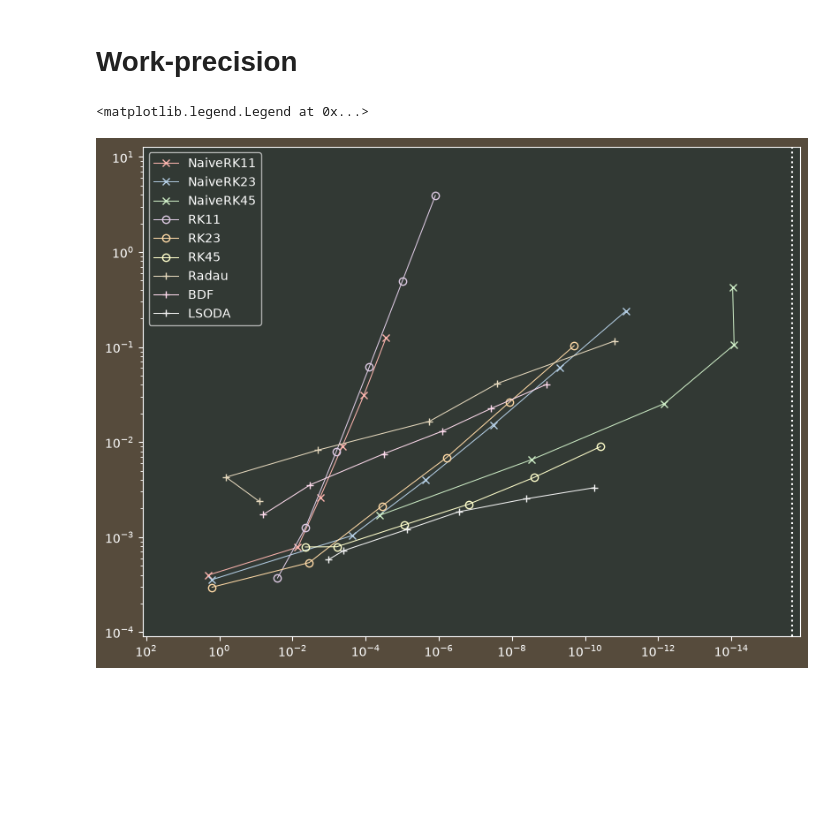
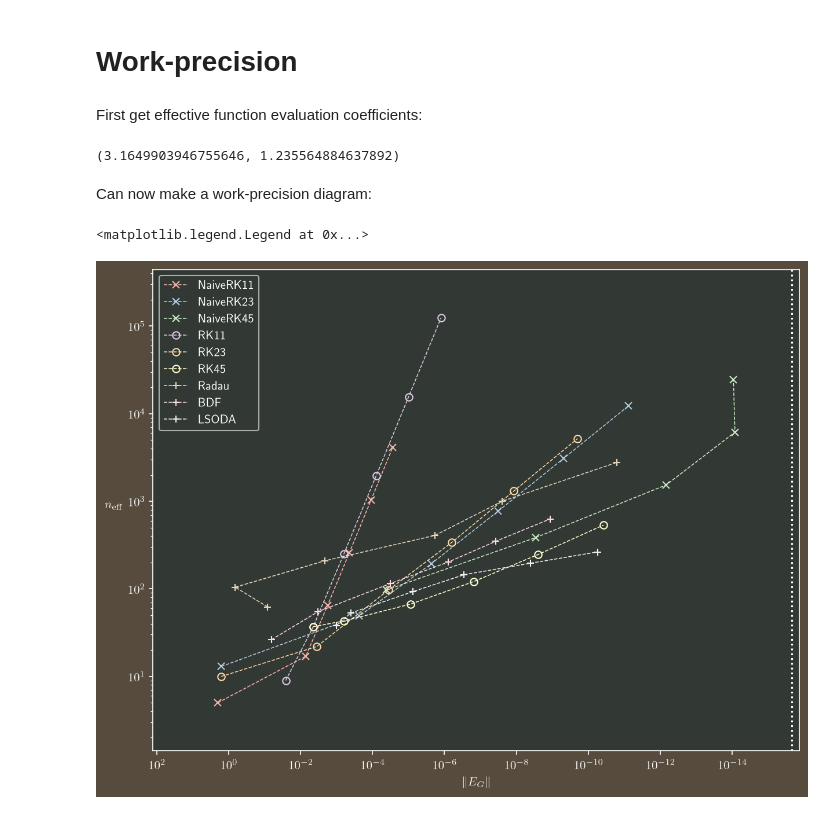
Before and after one commit to 3257077517-collab/Team17, a Jupyter notebook: report/notes.ipynb, the cells around one changed output. Drawn from its saved outputs; the diff is of its cells as text; code cells hidden in the pictures; blank space fills up the shorter version.

Commit message:
diagrams have been made

```diff
--- a/report/notes.ipynb
+++ b/report/notes.ipynb
@@ -23,13 +23,7 @@ mpl.rcParams["axes3d.yaxis.panecolor"] = (1.0, 0.5, 1.0, 0.0625)
 mpl.rcParams["axes3d.zaxis.panecolor"] = (0.0, 0.5, 1.0, 0.0625)
 mpl.rcParams["grid.color"] = (1.0, 1.0, 1.0, 0.125)
 mpl.rcParams["figure.figsize"] = [9.6, 7.2]
-mpl.rcParams["figure.dpi"] = 100
+mpl.rcParams["figure.dpi"] = 150
+mpl.rcParams['text.usetex'] = True
 
 log_scale_kwargs = dict(base=10)
-print(
-    "\n".join(
-        f"mpl.rcParams['{k}'] = {repr(v)}"
-        for k, v in mpl.rcParams.items()
-        if "dpi" in k
-    )
-)
@@ -471,7 +469,6 @@ ErrorAnalysisResult = namedtuple(
         "local_error_curves",
         "error_lower_bound",
         "solns",
-        "soln_times",
     ],
 )
 
@@ -484,7 +481,6 @@ def do_error_analysis(solver_kwargs_list, exact_sol_fn, norm_fn):
     step_size_seqs = []
     local_error_curves = []
     solns = []
-    soln_times = np.empty(num_times_to_solve)
 
     error_lower_bound = np.exp2(-36)  # TODO: calc this
 
@@ -495,7 +491,6 @@ def do_error_analysis(solver_kwargs_list, exact_sol_fn, norm_fn):
             step_size_seq = soln.t[1:] - soln.t[:-1]
             solver_kwargs = dict(
                 **solver_kwargs,
-                # first_step=np.exp(np.average(np.log(step_size_seq[:-1]), weights=step_size_seq[:-1]))
                 first_step=(soln.t[-1] - soln.t[0]) / (step_size_seq.shape[0])
             )
             soln = itg.solve_ivp(**solver_kwargs)
@@ -524,7 +519,6 @@ def do_error_analysis(solver_kwargs_list, exact_sol_fn, norm_fn):
         step_size_seqs.append(step_size_seq)
         local_error_curves.append(local_error_curve)
         solns.append(soln)
-        soln_times[i] = timeit.timeit(lambda: itg.solve_ivp(**solver_kwargs), number=1)
 
     return ErrorAnalysisResult(
         solver_kwargs_list=solver_kwargs_list,
@@ -536,7 +530,6 @@ def do_error_analysis(solver_kwargs_list, exact_sol_fn, norm_fn):
         local_error_curves=local_error_curves,
         error_lower_bound=error_lower_bound,
         solns=solns,
-        soln_times=soln_times,
     )
 # %% [markdown]
 For this specific problem, make a couple of adaptors:
@@ -828,27 +787,48 @@ make_error_analysis_figure(radau_error_analysis_result, mpl.colormaps["cool"])
 [figure]
 # %% [markdown]
 # Work-precision
+# %% [markdown]
+First get effective function evaluation coefficients:
+# %%
+rng = np.random.default_rng(0xE1E100)
+num_random_vecs = 1000
+random_vecs = rng.uniform(-2.0, 2.0, size=num_random_vecs * X0.shape[0] * X0.shape[1]).reshape(
+    (num_random_vecs, -1)
+)
+fev_time = sum(timeit.timeit(lambda: polar_factor_flow_fun(0.0, vec), number=10) for vec in random_vecs)
+jev_scale = sum(timeit.timeit(lambda: polar_factor_flow_jac(0.0, vec), number=10) for vec in random_vecs) / fev_time
+random_jacs = [polar_factor_flow_jac(0.0, vec) for vec in random_vecs]
+lu_scale = sum(timeit.timeit(lambda: spla.lu_factor(jac), number=10) for jac in random_jacs) / fev_time
+jev_scale, lu_scale
+# %% [output]
+(3.1649903946755646, 1.235564884637892)
+# %% [markdown]
+Can now make a work-precision diagram:
 # %%
 fig, ax = plt.subplots()
+ax.set_xlabel("$\\left\\Vert E_G \\right\\Vert$")
 ax.set_xscale("log", **log_scale_kwargs)
 ax.set_xinverted(True)
+ax.set_ylabel("$n_{\\mathrm{eff}}$", labelpad=12, rotation=0)
 ax.set_yscale("log", **log_scale_kwargs)
 
 for i, (name, result) in enumerate(error_analyses.items()):
-    work = result.soln_times
+    work = [
+        soln.nfev + jev_scale * soln.njev + lu_scale * soln.nlu for soln in result.solns
+    ]
     ax.plot(
         result.global_errors,
         work,
-        f"-{['x', 'o', '+'][(i // 3) % 3]}",
+        f"--{['x', 'o', '+'][(i // 3) % 3]}",
         linewidth=0.75,
         fillstyle="none",
         label=name,
     )
 
 ax.set_xlim(*ax.get_xlim())
 ax.set_ylim(*ax.get_ylim())
-ax.axvline(np.finfo(float).eps, zorder=-1, linestyle=':')
+ax.axvline(np.finfo(float).eps, zorder=-1, linestyle=":")
 ax.legend()
 # %% [output]
 <matplotlib.legend.Legend at 0x...>
-[figure, old version]
+[figure, new version]
```
Also changed, not shown: parts of 9 cells of this notebook.
